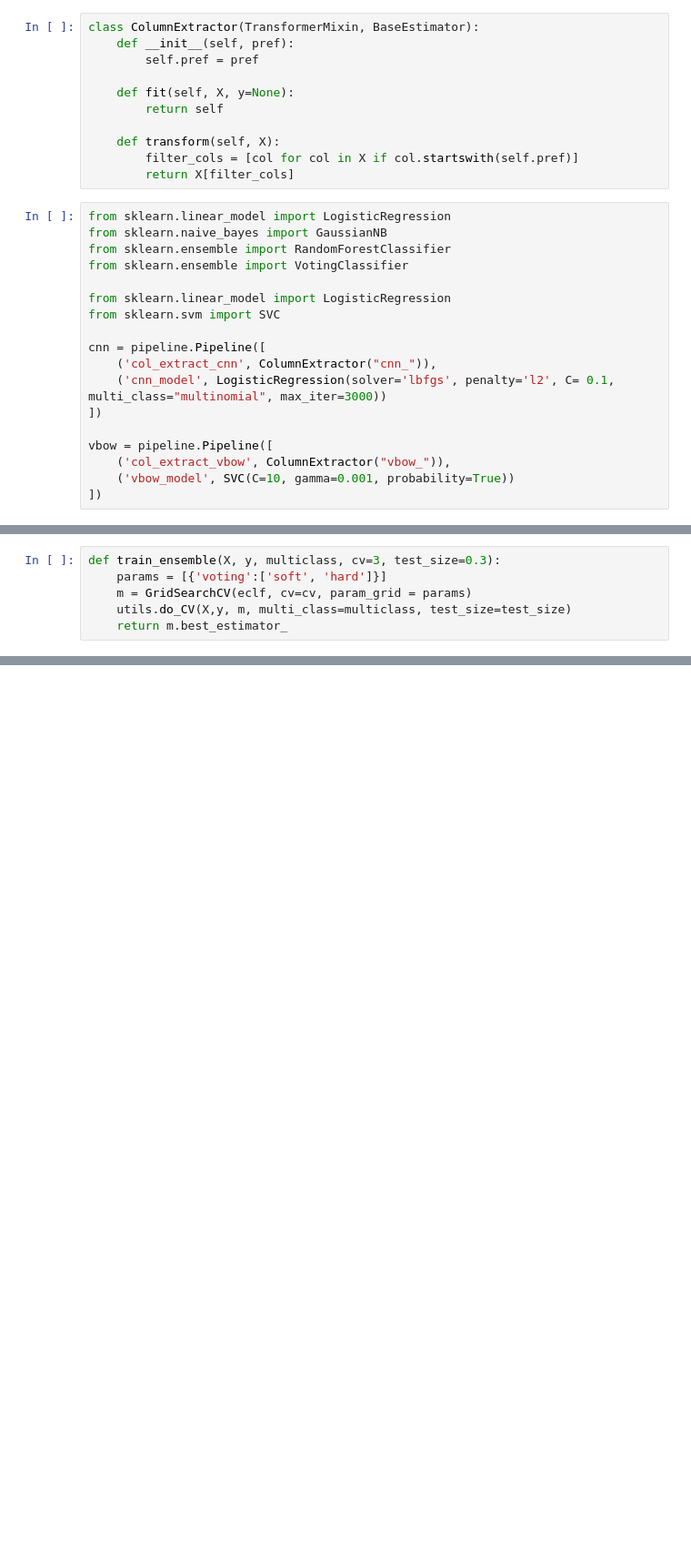
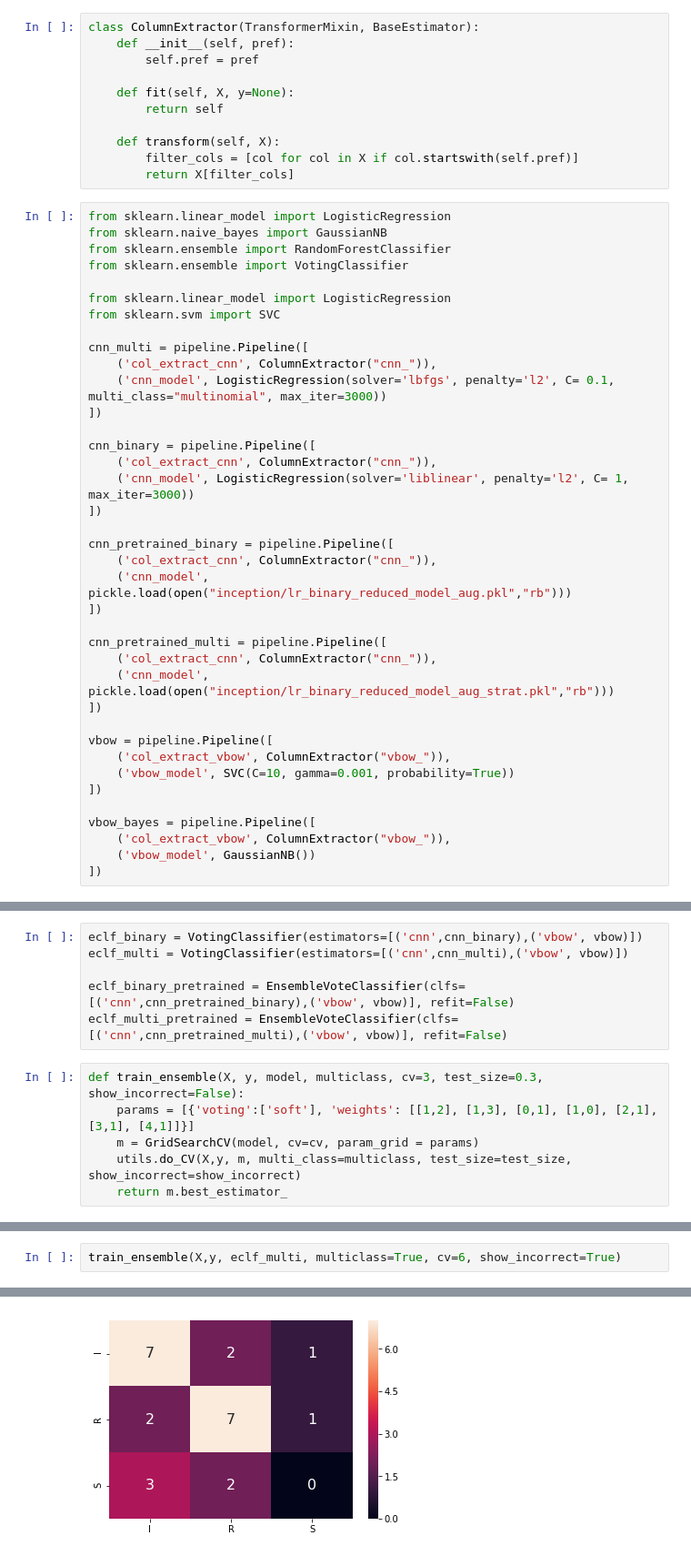
Before and after one commit to annamerk/crmo-diagnosis-using-mri, a Jupyter notebook: Ensemble Voter.ipynb, the cells around one changed output, grey strips where cells are left out. Shown at 91% size. Cells and saved outputs as stored; diff of their text form; blank space fills up the shorter version.

```diff
--- a/Ensemble Voter.ipynb
+++ b/Ensemble Voter.ipynb
@@ -72,12 +72,32 @@ from sklearn.ensemble import VotingClassifier
 from sklearn.linear_model import LogisticRegression
 from sklearn.svm import SVC
 
-cnn = pipeline.Pipeline([
+cnn_multi = pipeline.Pipeline([
     ('col_extract_cnn', ColumnExtractor("cnn_")),
     ('cnn_model', LogisticRegression(solver='lbfgs', penalty='l2', C= 0.1, multi_class="multinomial", max_iter=3000))
+])
+
+cnn_binary = pipeline.Pipeline([
+    ('col_extract_cnn', ColumnExtractor("cnn_")),
+    ('cnn_model', LogisticRegression(solver='liblinear', penalty='l2', C= 1, max_iter=3000))
+])
+
+cnn_pretrained_binary = pipeline.Pipeline([
+    ('col_extract_cnn', ColumnExtractor("cnn_")),
+    ('cnn_model', pickle.load(open("inception/lr_binary_reduced_model_aug.pkl","rb")))
+])
+
+cnn_pretrained_multi = pipeline.Pipeline([
+    ('col_extract_cnn', ColumnExtractor("cnn_")),
+    ('cnn_model', pickle.load(open("inception/lr_binary_reduced_model_aug_strat.pkl","rb")))
 ])
 
 vbow = pipeline.Pipeline([
     ('col_extract_vbow', ColumnExtractor("vbow_")),
     ('vbow_model', SVC(C=10, gamma=0.001, probability=True))
 ])
+
+vbow_bayes = pipeline.Pipeline([
+    ('col_extract_vbow', ColumnExtractor("vbow_")),
+    ('vbow_model', GaussianNB())
+])
@@ -86,6 +104,12 @@ eclf = VotingClassifier(estimators=[('cnn',cnn),('vbow', vbow)])
+# %%
+eclf_binary = VotingClassifier(estimators=[('cnn',cnn_binary),('vbow', vbow)])
+eclf_multi = VotingClassifier(estimators=[('cnn',cnn_multi),('vbow', vbow)])
+
+eclf_binary_pretrained = EnsembleVoteClassifier(clfs=[('cnn',cnn_pretrained_binary),('vbow', vbow)], refit=False)
+eclf_multi_pretrained = EnsembleVoteClassifier(clfs=[('cnn',cnn_pretrained_multi),('vbow', vbow)], refit=False)
 # %%
-def train_ensemble(X, y, multiclass, cv=3, test_size=0.3):
-    params = [{'voting':['soft', 'hard']}]
-    m = GridSearchCV(eclf, cv=cv, param_grid = params)
-    utils.do_CV(X,y, m, multi_class=multiclass, test_size=test_size)
+def train_ensemble(X, y, model, multiclass, cv=3, test_size=0.3, show_incorrect=False):
+    params = [{'voting':['soft'], 'weights': [[1,2], [1,3], [0,1], [1,0], [2,1],[3,1], [4,1]]}]
+    m = GridSearchCV(model, cv=cv, param_grid = params)
+    utils.do_CV(X,y, m, multi_class=multiclass, test_size=test_size, show_incorrect=show_incorrect)
     return m.best_estimator_
@@ -309,0 +116,3 @@ Name: y, dtype: object
+# %%
+train_ensemble(X,y, eclf_multi, multiclass=True, cv=6, show_incorrect=True)
+# %% [output]
@@ -309,0 +139 @@ Name: y, dtype: object
+[figure, added]
```
Also changed, not shown: parts of 19 cells of this notebook, 8 other files.
